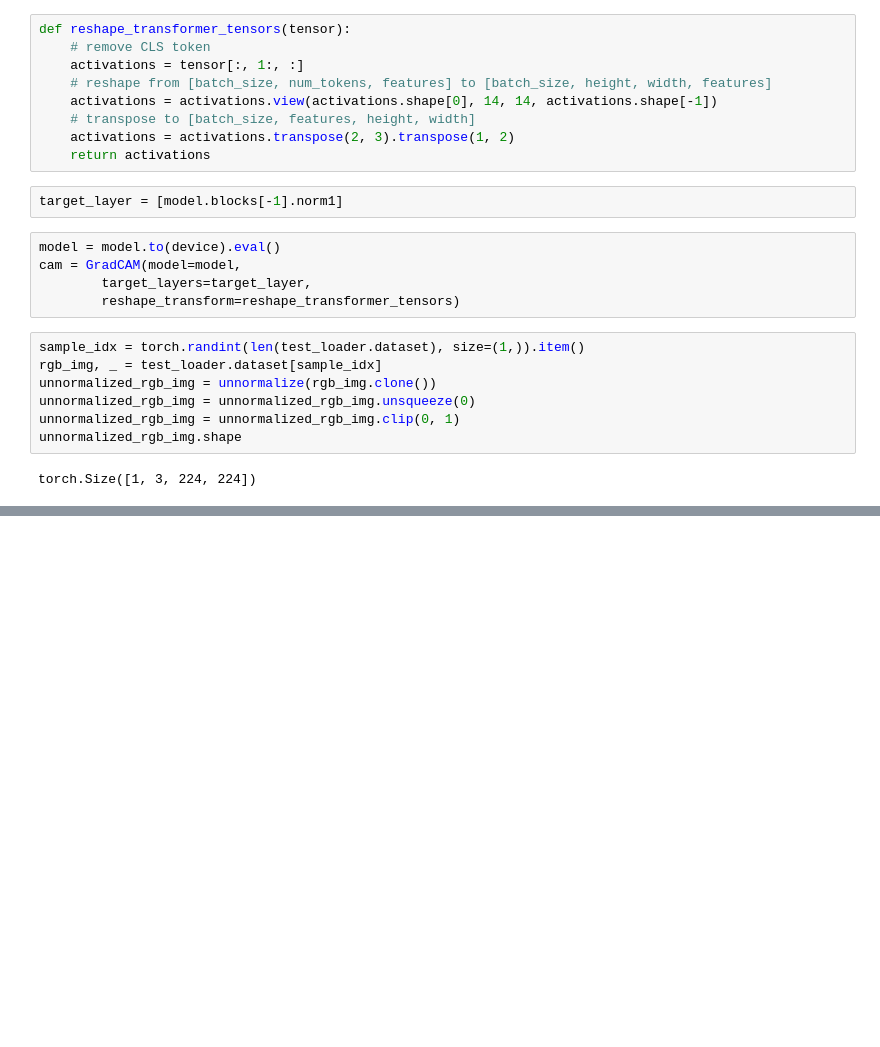
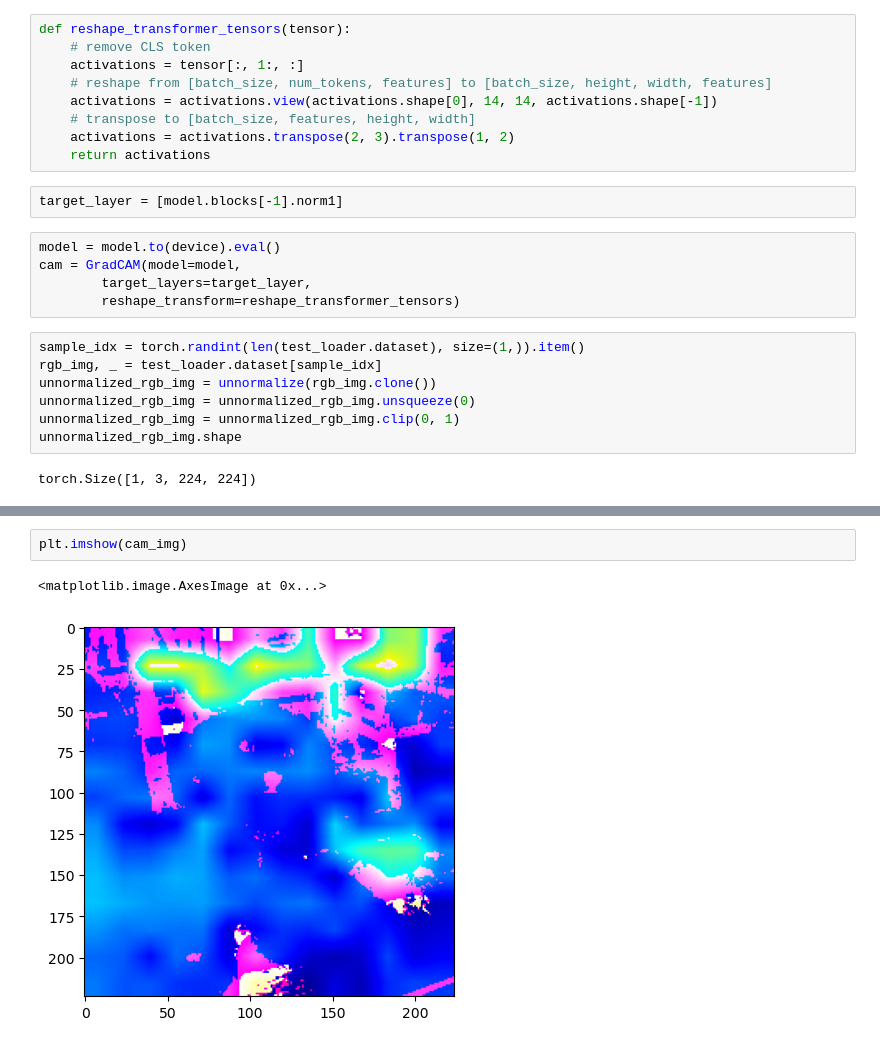
Before and after one commit to Ranvirsv/is_the_dog_happy, a Jupyter notebook: Notebooks/VIT.ipynb, the cells around one changed output, grey strips where cells are left out. Cells and saved outputs as stored; diff of their text form; blank space fills up the shorter version.

```diff
--- a/Notebooks/VIT.ipynb
+++ b/Notebooks/VIT.ipynb
@@ -175,0 +201,5 @@ plt.imshow(grayscale_cam)
+# %%
+plt.imshow(cam_img)
+# %% [output]
+<matplotlib.image.AxesImage at 0x...>
+[figure, added]
```
Also changed, not shown: parts of 10 cells of this notebook.
